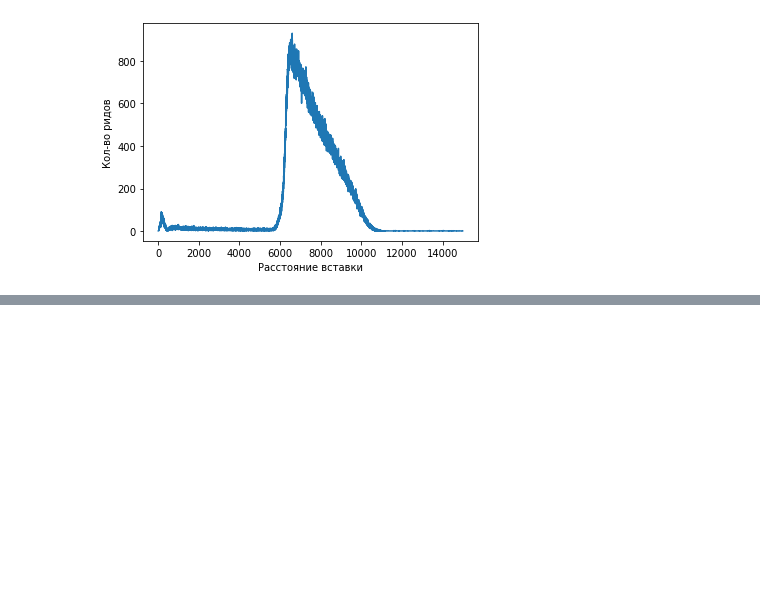
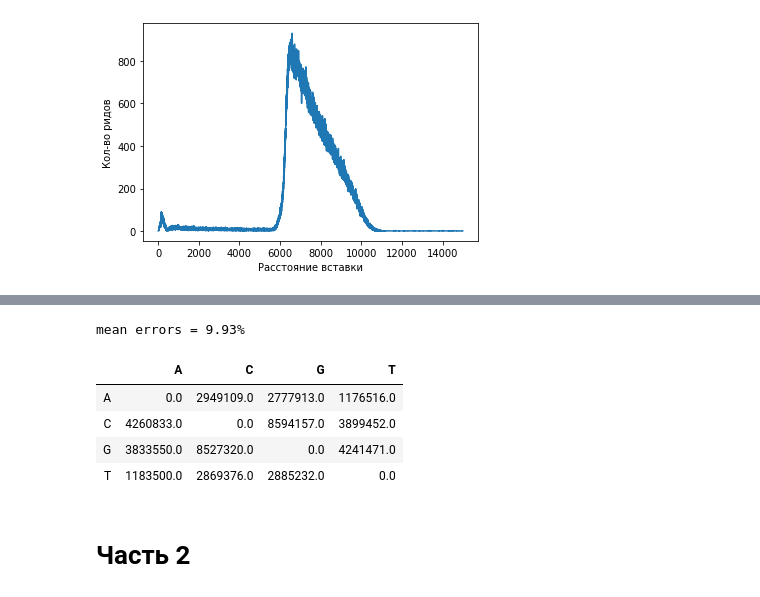
Before and after one commit to alexmorphine/NGS_course, a Jupyter notebook: homework_2/homework_2.ipynb, the cells around one changed output, grey strips where cells are left out. Drawn from its saved outputs; the diff is of its cells as text; code cells hidden in the pictures; blank space fills up the shorter version.

```diff
--- a/homework_2/homework_2.ipynb
+++ b/homework_2/homework_2.ipynb
@@ -230,0 +292,19 @@ Text(0, 0.5, 'Кол-во ридов')
+# %%
+sm, errors, reads_length = substitution_matrix('data/B.faecium/ref.fasta', 'jump.sam')
+letters = sorted(['A', 'C', 'G', 'T'])
+sm = pd.DataFrame(sm, index=letters, columns=letters)
+
+print(f'mean errors = {(errors / reads_length * 100):.2f}%')
+# %% [output]
+mean errors = 9.93%
+# %%
+# матрица частоты замен
+sm
+# %% [output]
+|  | A | C | G | T |
+| A | 0.0 | 2949109.0 | 2777913.0 | 1176516.0 |
+| C | 4260833.0 | 0.0 | 8594157.0 | 3899452.0 |
+| G | 3833550.0 | 8527320.0 | 0.0 | 4241471.0 |
+| T | 1183500.0 | 2869376.0 | 2885232.0 | 0.0 |
+# %% [markdown]
+# Часть 2
```
Also changed, not shown: parts of 12 cells of this notebook.
